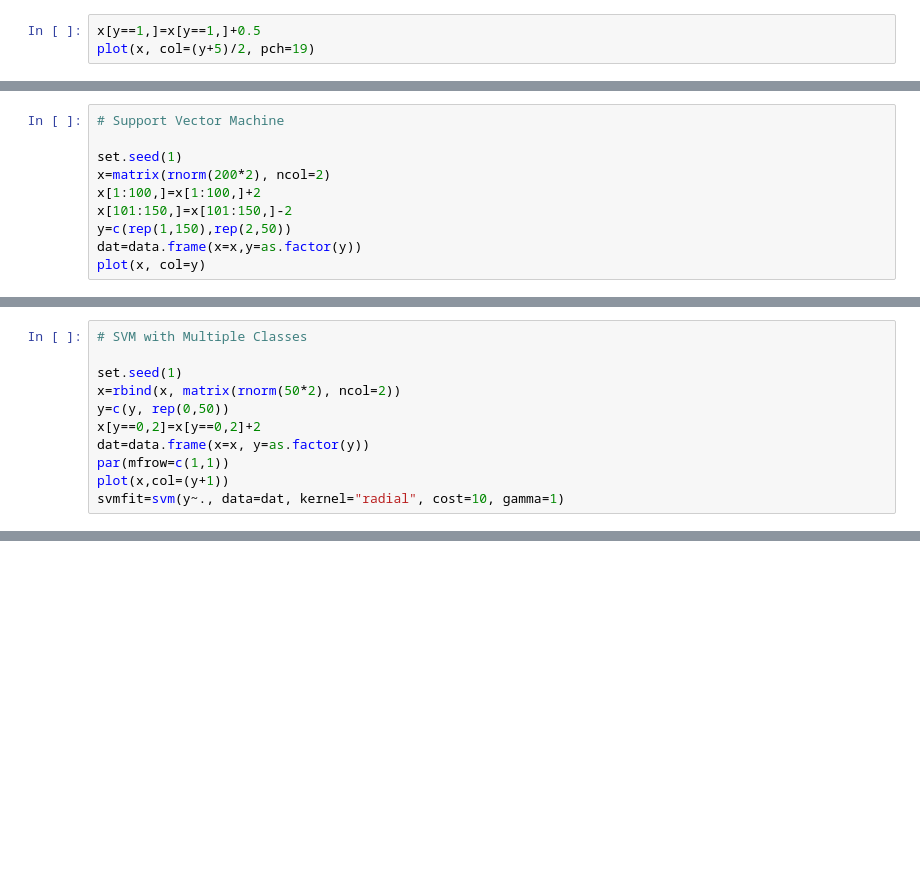
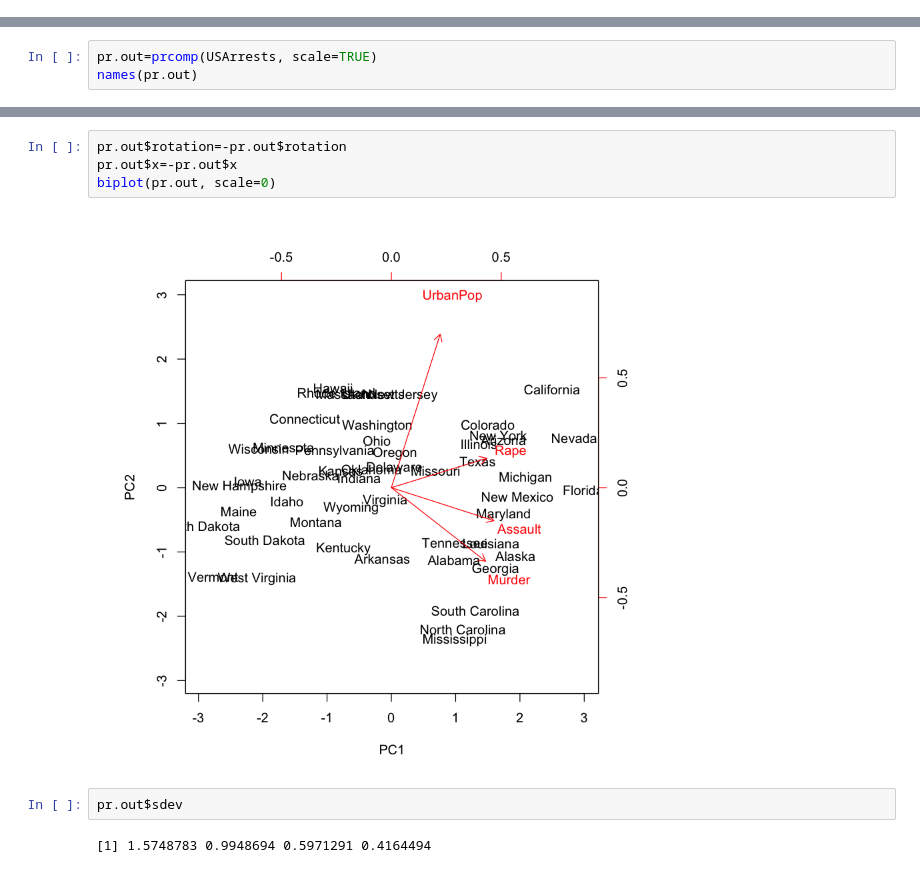
Before and after one commit to Meghareddy1359/ISLRNoteBook, a Jupyter notebook: 10_pca.ipynb, the cells around one changed output, grey strips where cells are left out. Cells and saved outputs as stored; diff of their text form; blank space fills up the shorter version.

```diff
--- a/10_pca.ipynb
+++ b/10_pca.ipynb
@@ -120,3 +0,0 @@ predict -1  1
-# %%
-x[y==1,]=x[y==1,]+0.5
-plot(x, col=(y+5)/2, pch=19)
@@ -180,10 +0,0 @@ plot(svmfit,dat)
-# %%
-# Support Vector Machine
-
-set.seed(1)
-x=matrix(rnorm(200*2), ncol=2)
-x[1:100,]=x[1:100,]+2
-x[101:150,]=x[101:150,]-2
-y=c(rep(1,150),rep(2,50))
-dat=data.frame(x=x,y=as.factor(y))
-plot(x, col=y)
@@ -283,11 +0,0 @@ rocplot(fitted,dat[-train,"y"],add=T,col="red")
-# %%
-# SVM with Multiple Classes
-
-set.seed(1)
-x=rbind(x, matrix(rnorm(50*2), ncol=2))
-y=c(y, rep(0,50))
-x[y==0,2]=x[y==0,2]+2
-dat=data.frame(x=x, y=as.factor(y))
-par(mfrow=c(1,1))
-plot(x,col=(y+1))
-svmfit=svm(y~., data=dat, kernel="radial", cost=10, gamma=1)
@@ -364,0 +34,3 @@ pred.te 1 2 3 4
+# %%
+pr.out=prcomp(USArrests, scale=TRUE)
+names(pr.out)
@@ -364,0 +61,10 @@ pred.te 1 2 3 4
+# %%
+pr.out$rotation=-pr.out$rotation
+pr.out$x=-pr.out$x
+biplot(pr.out, scale=0)
+# %% [output]
+[figure, added]
+# %%
+pr.out$sdev
+# %% [output]
+[1] 1.5748783 0.9948694 0.5971291 0.4164494
```
Also changed, not shown: parts of 58 cells of this notebook, 1 other file.
